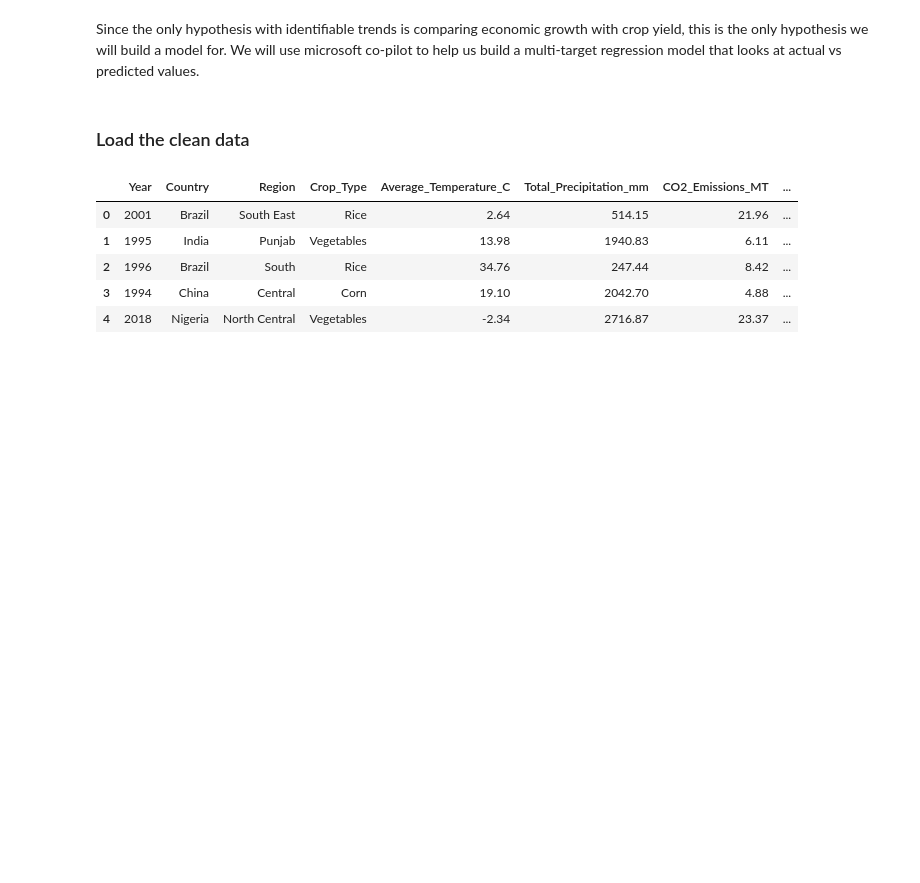
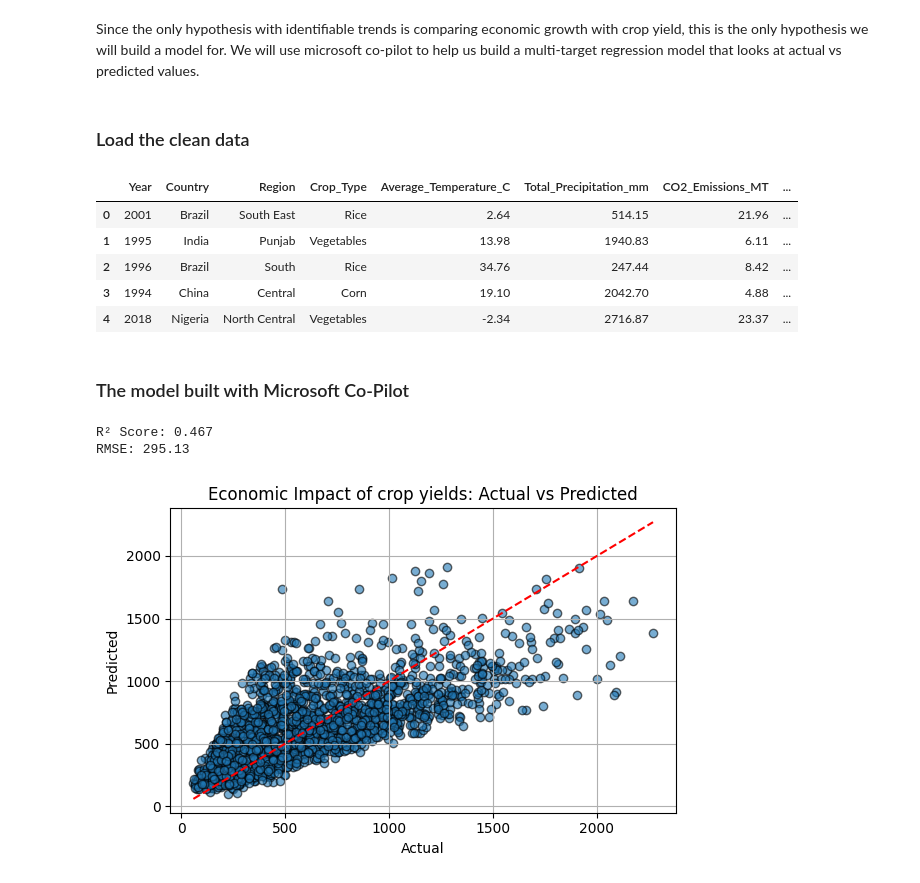
Before and after one commit to Janeweightman/Climate-Change-Impact-on-Agriculture-, a Jupyter notebook: jupyter_notebooks/machinelearning.ipynb, the cells around one changed output. Cells and saved outputs as stored; diff of their text form; code cells hidden in the pictures; blank space fills up the shorter version.

Commit message:
add machine learning model built with microsoft copilot

```diff
--- a/jupyter_notebooks/machinelearning.ipynb
+++ b/jupyter_notebooks/machinelearning.ipynb
@@ -25,3 +25,50 @@ df.head()
 | 2 | 1996 | Brazil | South | Rice | 34.76 | 247.44 | 8.42 | ... |
 | 3 | 1994 | China | Central | Corn | 19.10 | 2042.70 | 4.88 | ... |
 | 4 | 2018 | Nigeria | North Central | Vegetables | -2.34 | 2716.87 | 23.37 | ... |
+# %% [markdown]
+### The model built with Microsoft Co-Pilot
+# %%
+# Select only the two target columns
+df_filtered = df[['Crop_Yield_MT_per_HA', 'Economic_Impact_Million_USD']]
+
+# Define features and targets — choose which one predicts the other
+X = df_filtered[['Crop_Yield_MT_per_HA']]  # Feature
+y = df_filtered['Economic_Impact_Million_USD']  # Target
+
+# Optional: scale if desired
+scaler = StandardScaler()
+X_scaled = scaler.fit_transform(X)
+
+# Train-test split
+X_train, X_test, y_train, y_test = train_test_split(
+    X_scaled, y, test_size=0.2, random_state=42
+)
+
+# Model
+model = RandomForestRegressor(n_estimators=100, random_state=42)
+model.fit(X_train, y_train)
+
+# Predictions
+y_pred = model.predict(X_test)
+
+# Evaluation
+r2 = r2_score(y_test, y_pred)
+rmse = mean_squared_error(y_test, y_pred, squared=False)
+
+print(f"R² Score: {r2:.3f}")
+print(f"RMSE: {rmse:.2f}")
+
+# Plot
+plt.figure(figsize=(6, 4))
+plt.scatter(y_test, y_pred, alpha=0.6, edgecolor='k')
+plt.plot([y_test.min(), y_test.max()], [y_test.min(), y_test.max()], 'r--')
+plt.title('Economic Impact of crop yields: Actual vs Predicted')
+plt.xlabel('Actual')
+plt.ylabel('Predicted')
+plt.grid(True)
+plt.tight_layout()
+plt.show()
+# %% [output]
+R² Score: 0.467
+RMSE: 295.13
+[figure, added]
```
